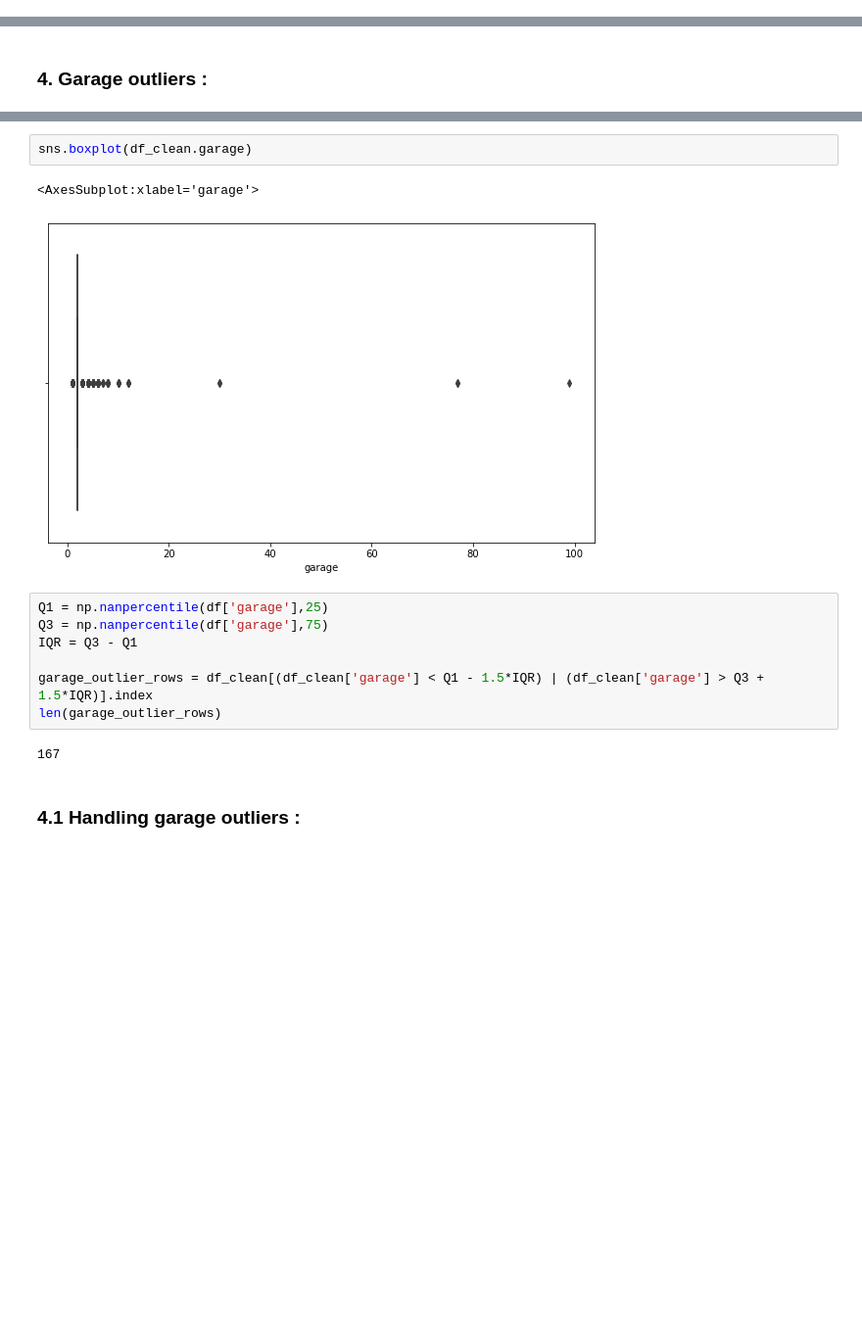
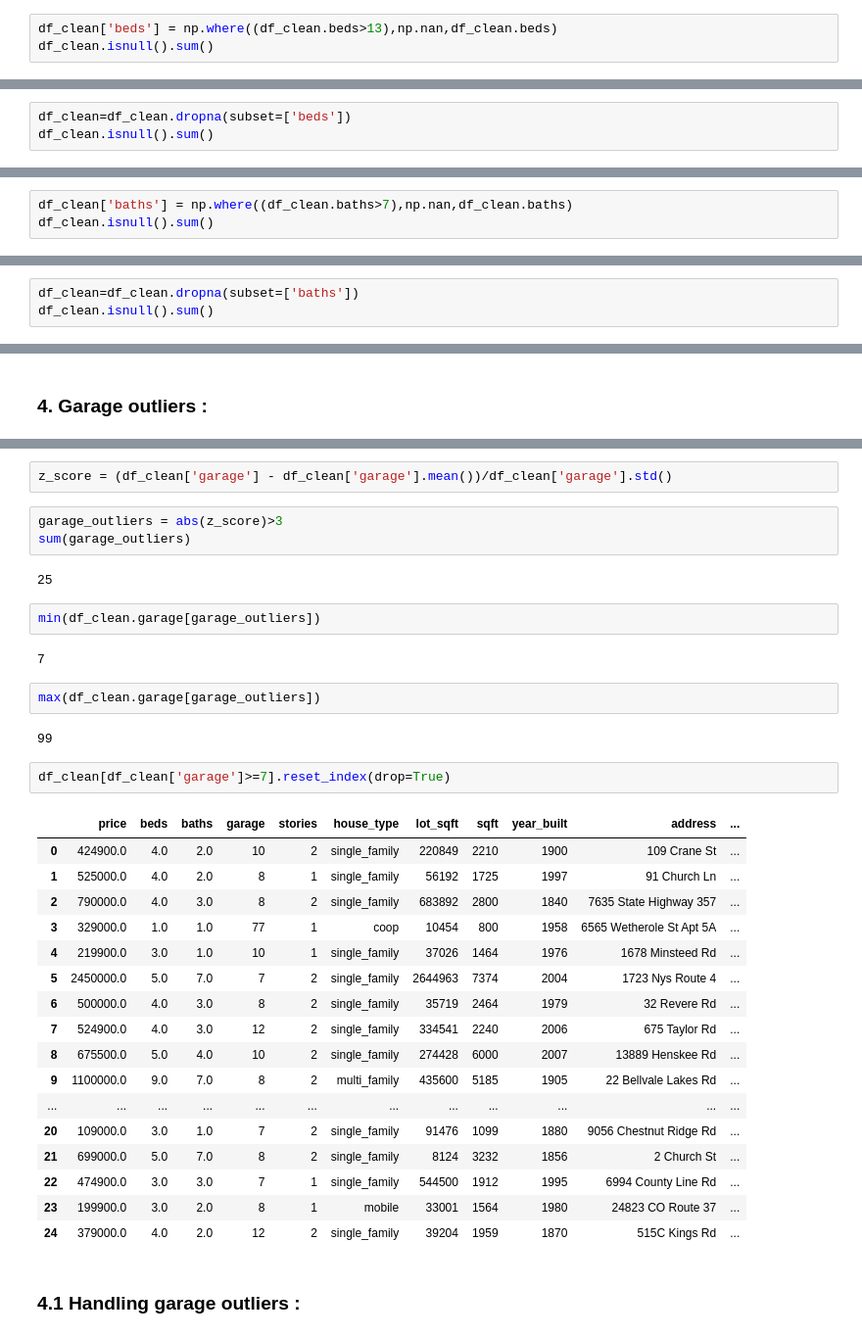
Before and after one commit to veronika8597/House_Price_Prediction, a Jupyter notebook: Cleaning_Data.ipynb, the cells around one changed output, grey strips where cells are left out. Shown at 98% size. Cells and saved outputs as stored; diff of their text form; blank space fills up the shorter version.

```diff
--- a/Cleaning_Data.ipynb
+++ b/Cleaning_Data.ipynb
@@ -265,2 +345,5 @@ len(beds_outlier_rows)
 # %% [markdown]
 ### 2.1 Handling bed outliers :
+# %%
+df_clean['beds'] = np.where((df_clean.beds>13),np.nan,df_clean.beds)
+df_clean.isnull().sum()
@@ -266,0 +365,3 @@ len(beds_outlier_rows)
+# %%
+df_clean=df_clean.dropna(subset=['beds'])
+df_clean.isnull().sum()
@@ -283,2 +428,5 @@ len(baths_outlier_rows)
 # %% [markdown]
 ### 3.1 Handling bath outliers :
+# %%
+df_clean['baths'] = np.where((df_clean.baths>7),np.nan,df_clean.baths)
+df_clean.isnull().sum()
@@ -284,0 +448,3 @@ len(baths_outlier_rows)
+# %%
+df_clean=df_clean.dropna(subset=['baths'])
+df_clean.isnull().sum()
@@ -287,16 +480,37 @@ len(baths_outlier_rows)
+# %%
+z_score = (df_clean['garage'] - df_clean['garage'].mean())/df_clean['garage'].std()
+# %%
+garage_outliers = abs(z_score)>3
+sum(garage_outliers)
+# %% [output]
+25
 # %%
-sns.boxplot(df_clean.garage)
+min(df_clean.garage[garage_outliers])
 # %% [output]
-<AxesSubplot:xlabel='garage'>
+7
-[figure, removed]
-# %%
-Q1 = np.nanpercentile(df['garage'],25)
-Q3 = np.nanpercentile(df['garage'],75)
-IQR = Q3 - Q1
-
-garage_outlier_rows = df_clean[(df_clean['garage'] < Q1 - 1.5*IQR) | (df_clean['garage'] > Q3 + 1.5*IQR)].index
-len(garage_outlier_rows)
-# %% [output]
-167
+# %%
+max(df_clean.garage[garage_outliers])
+# %% [output]
+99
+# %%
+df_clean[df_clean['garage']>=7].reset_index(drop=True)
+# %% [output]
+|  | price | beds | baths | garage | stories | house_type | lot_sqft | sqft | year_built | address | ... |
+| 0 | 424900.0 | 4.0 | 2.0 | 10 | 2 | single_family | 220849 | 2210 | 1900 | 109 Crane St | ... |
+| 1 | 525000.0 | 4.0 | 2.0 | 8 | 1 | single_family | 56192 | 1725 | 1997 | 91 Church Ln | ... |
+| 2 | 790000.0 | 4.0 | 3.0 | 8 | 2 | single_family | 683892 | 2800 | 1840 | 7635 State Highway 357 | ... |
+| 3 | 329000.0 | 1.0 | 1.0 | 77 | 1 | coop | 10454 | 800 | 1958 | 6565 Wetherole St Apt 5A | ... |
+| 4 | 219900.0 | 3.0 | 1.0 | 10 | 1 | single_family | 37026 | 1464 | 1976 | 1678 Minsteed Rd | ... |
+| 5 | 2450000.0 | 5.0 | 7.0 | 7 | 2 | single_family | 2644963 | 7374 | 2004 | 1723 Nys Route 4 | ... |
+| 6 | 500000.0 | 4.0 | 3.0 | 8 | 2 | single_family | 35719 | 2464 | 1979 | 32 Revere Rd | ... |
+| 7 | 524900.0 | 4.0 | 3.0 | 12 | 2 | single_family | 334541 | 2240 | 2006 | 675 Taylor Rd | ... |
+| 8 | 675500.0 | 5.0 | 4.0 | 10 | 2 | single_family | 274428 | 6000 | 2007 | 13889 Henskee Rd | ... |
+| 9 | 1100000.0 | 9.0 | 7.0 | 8 | 2 | multi_family | 435600 | 5185 | 1905 | 22 Bellvale Lakes Rd | ... |
+| ... | ... | ... | ... | ... | ... | ... | ... | ... | ... | ... | ... |
+| 20 | 109000.0 | 3.0 | 1.0 | 7 | 2 | single_family | 91476 | 1099 | 1880 | 9056 Chestnut Ridge Rd | ... |
+| 21 | 699000.0 | 5.0 | 7.0 | 8 | 2 | single_family | 8124 | 3232 | 1856 | 2 Church St | ... |
+| 22 | 474900.0 | 3.0 | 3.0 | 7 | 1 | single_family | 544500 | 1912 | 1995 | 6994 County Line Rd | ... |
+| 23 | 199900.0 | 3.0 | 2.0 | 8 | 1 | mobile | 33001 | 1564 | 1980 | 24823 CO Route 37 | ... |
+| 24 | 379000.0 | 4.0 | 2.0 | 12 | 2 | single_family | 39204 | 1959 | 1870 | 515C Kings Rd | ... |
 # %% [markdown]
 ### 4.1 Handling garage outliers :
```
Also changed, not shown: parts of 89 cells of this notebook, 2 other files.
